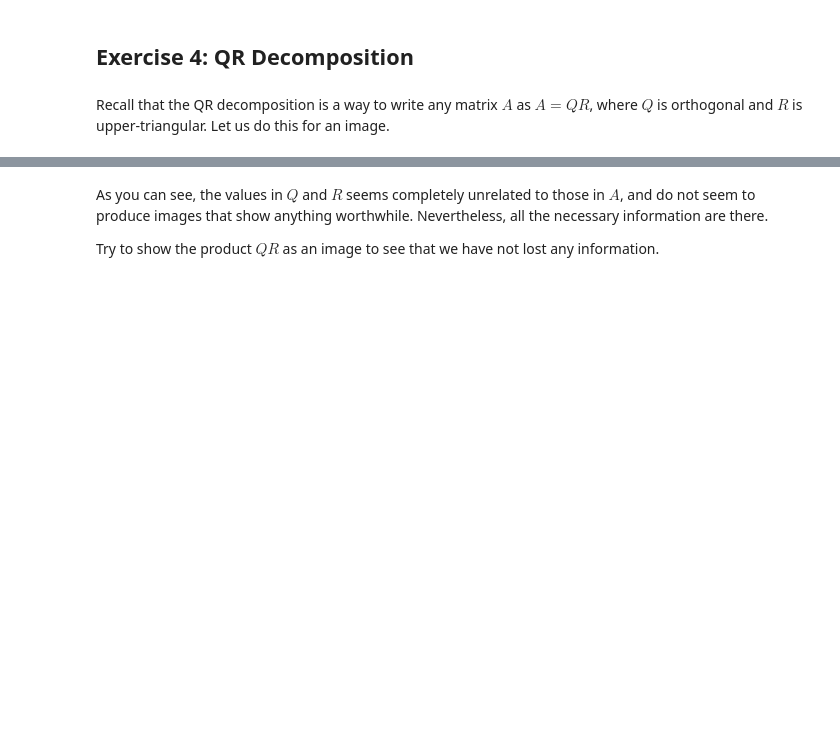
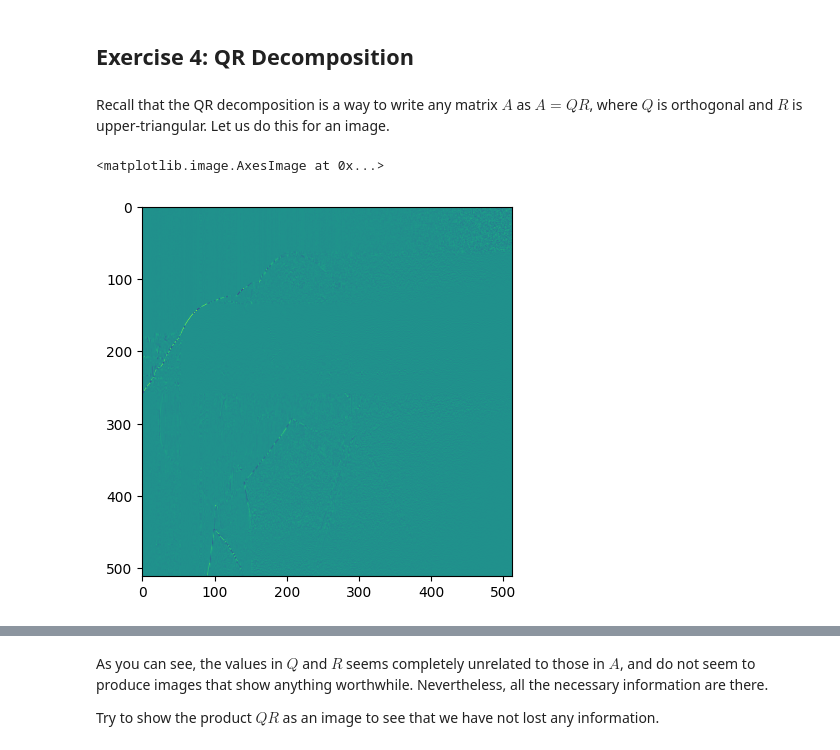
Before and after one commit to Matheus-IT/data_exploration, a Jupyter notebook: NumPy/numpy_course/10 Exercise - Advanced Linear Algebra.ipynb, the cells around one changed output, grey strips where cells are left out. Cells and saved outputs as stored; diff of their text form; code cells hidden in the pictures; blank space fills up the shorter version.

```diff
--- a/NumPy/numpy_course/10 Exercise - Advanced Linear Algebra.ipynb
+++ b/NumPy/numpy_course/10 Exercise - Advanced Linear Algebra.ipynb
@@ -55,7 +82,12 @@ import matplotlib.pyplot as plt
 camera = data.camera()
 # %%
 # Perform a QR decomposition of the camera image. Call the orthogonal part Q and upper-triangular part R.
+Q, R = linalg.qr(camera)
 # %%
 # Show the image represented by Q
+plt.imshow(Q)
+# %% [output]
+<matplotlib.image.AxesImage at 0x...>
+[figure, added]
 # %%
 # Show the image represented by R
```
Also changed, not shown: parts of 12 cells of this notebook.
